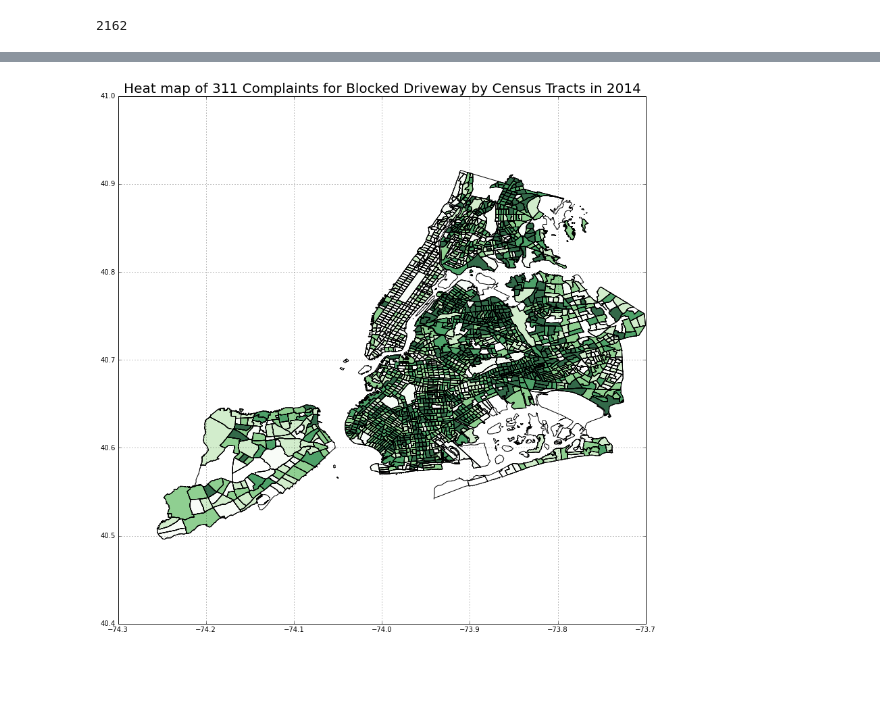
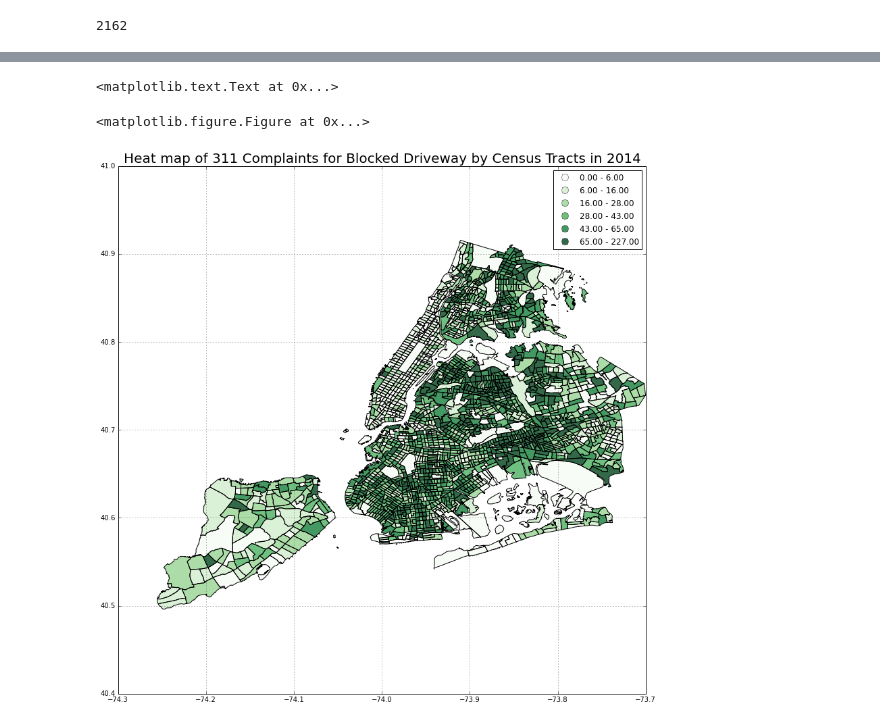
Before and after one commit to Naveed1842/Capstone, a Jupyter notebook: Spatial Join and Initial exploration.ipynb, the cells around one changed output, grey strips where cells are left out. Cells and saved outputs as stored; diff of their text form; code cells hidden in the pictures; blank space fills up the shorter version.

```diff
--- a/Spatial Join and Initial exploration.ipynb
+++ b/Spatial Join and Initial exploration.ipynb
@@ -195,4 +183,4 @@ topbd = pd.DataFrame(mergedbd['Complaint Type'].groupby(mergedbd['BoroCT2010']).
 # %%
 topbd.columns = [['BoroCT2010', 'Complaint Type', 'Count']]
 # %%
-geotobd = pd.merge(tracts, topbd, on='BoroCT2010')
+geotobd = pd.merge(tracts, topbd, on='BoroCT2010', how='left')
@@ -208,8 +187,11 @@ geotobd.head()
+# %%
+geotobd['Count'] = geotobd['Count'].fillna(0)
 # %%
-plt.figure(figsize = (14,25))
-geotobd.plot(column='Count', alpha=0.8, scheme = 'QUANTILES', colormap='Greens')
-tracts.plot(alpha=0)
+plt.figure()
+geotobd.plot(column='Count', alpha=0.8, scheme = 'QUANTILES', k=6, figsize = (14,25), colormap='Greens', legend=True)
+plt.grid()
 plt.title("Heat map of 311 Complaints for Blocked Driveway by Census Tracts in 2014", fontsize=20)
-plt.grid()
 # %% [output]
+<matplotlib.text.Text at 0x...>
+<matplotlib.figure.Figure at 0x...>
-[figure, old version]
+[figure, new version]
```
Also changed, not shown: parts of 16 cells of this notebook.
